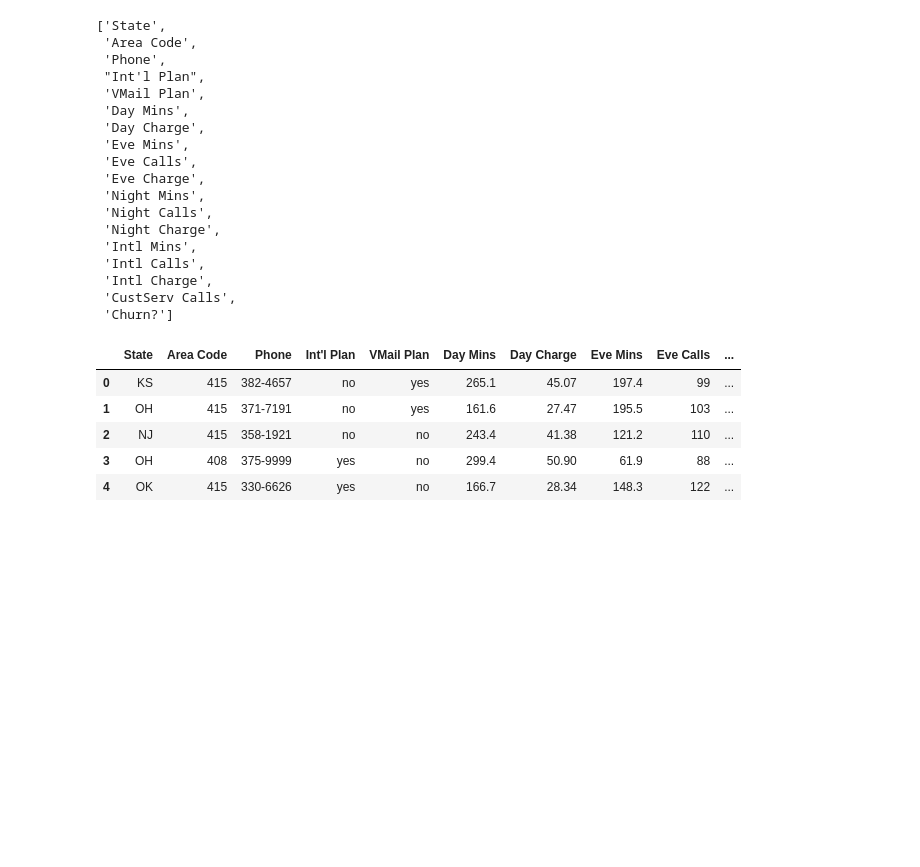
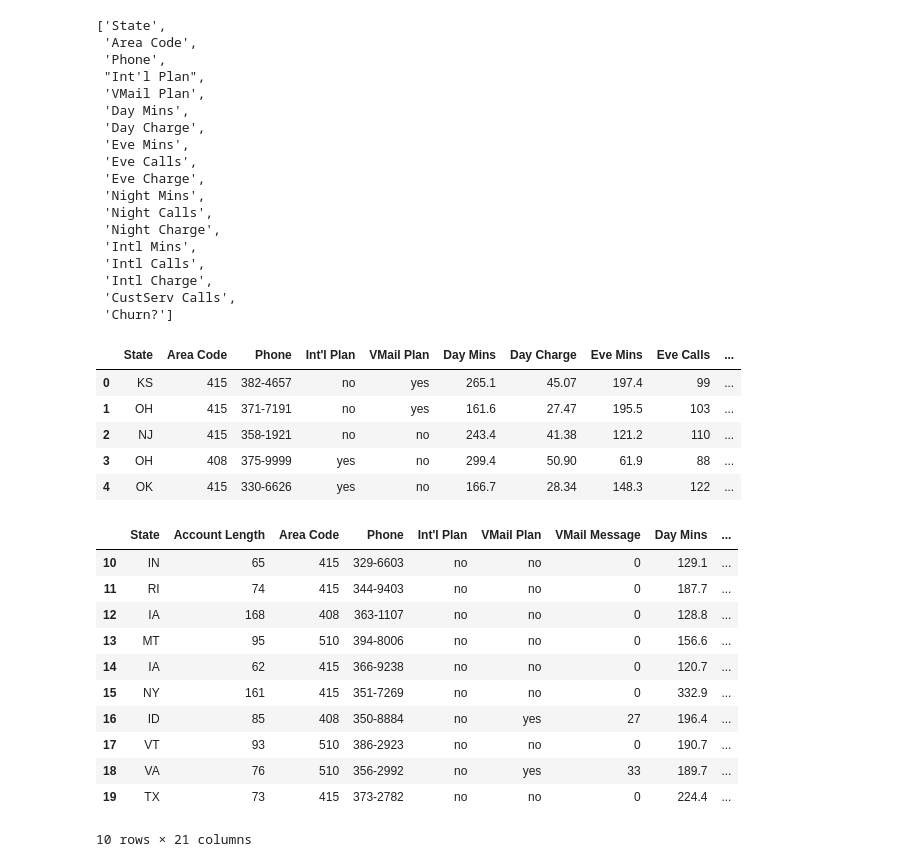
Before and after one commit to elugo00/machine-learning-python-course, a Jupyter notebook: notebooks/T2 - 1 - Data Cleaning - Data Wrangling.ipynb, the cells around one changed output. Saved outputs shown, nothing was run; the diff lists cells and outputs as text; code cells hidden in the pictures; blank space fills up the shorter version.

Commit message:
Data Wrangling - La cirugía de los datos: Filtrado de los datos.

```diff
--- a/notebooks/T2 - 1 - Data Cleaning - Data Wrangling.ipynb
+++ b/notebooks/T2 - 1 - Data Cleaning - Data Wrangling.ipynb
@@ -117,3 +117,18 @@ subset.head()
 | 2 | NJ | 415 | 358-1921 | no | no | 243.4 | 41.38 | 121.2 | 110 | ... |
 | 3 | OH | 408 | 375-9999 | yes | no | 299.4 | 50.90 | 61.9 | 88 | ... |
 | 4 | OK | 415 | 330-6626 | yes | no | 166.7 | 28.34 | 148.3 | 122 | ... |
+# %%
+data[10:20]
+# %% [output]
+|  | State | Account Length | Area Code | Phone | Int'l Plan | VMail Plan | VMail Message | Day Mins | ... |
+| 10 | IN | 65 | 415 | 329-6603 | no | no | 0 | 129.1 | ... |
+| 11 | RI | 74 | 415 | 344-9403 | no | no | 0 | 187.7 | ... |
+| 12 | IA | 168 | 408 | 363-1107 | no | no | 0 | 128.8 | ... |
+| 13 | MT | 95 | 510 | 394-8006 | no | no | 0 | 156.6 | ... |
+| 14 | IA | 62 | 415 | 366-9238 | no | no | 0 | 120.7 | ... |
+| 15 | NY | 161 | 415 | 351-7269 | no | no | 0 | 332.9 | ... |
+| 16 | ID | 85 | 408 | 350-8884 | no | yes | 27 | 196.4 | ... |
+| 17 | VT | 93 | 510 | 386-2923 | no | no | 0 | 190.7 | ... |
+| 18 | VA | 76 | 510 | 356-2992 | no | yes | 33 | 189.7 | ... |
+| 19 | TX | 73 | 415 | 373-2782 | no | no | 0 | 224.4 | ... |
+10 rows × 21 columns
```
Also changed, not shown: parts of 6 cells of this notebook.
